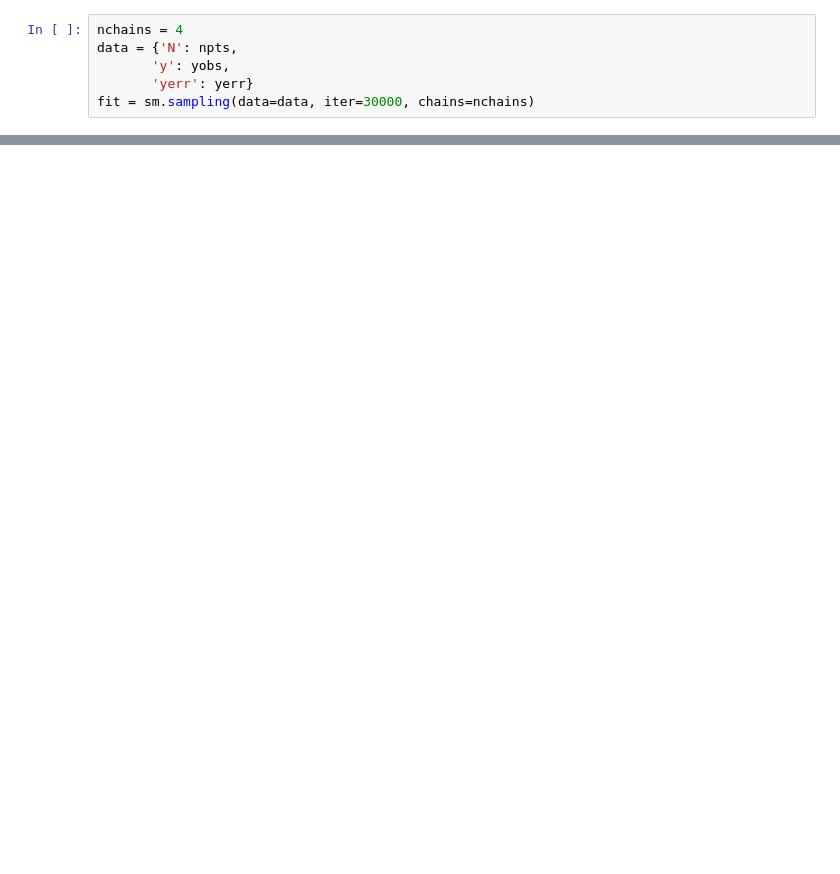
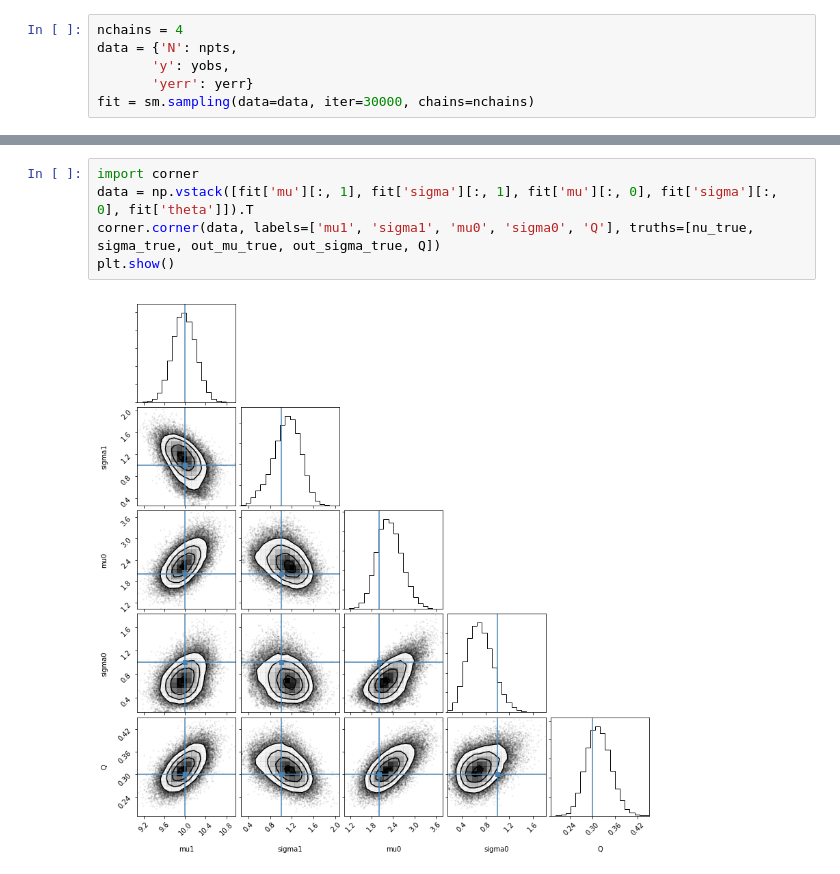
Before and after one commit to grd349/HBM, a Jupyter notebook: Problem4.ipynb, the cells around one changed output, grey strips where cells are left out. Cells and saved outputs as stored; diff of their text form; blank space fills up the shorter version.

```diff
--- a/Problem4.ipynb
+++ b/Problem4.ipynb
@@ -96,0 +137,7 @@ sns.distplot(fit['y_true'][1000, :])
+# %%
+import corner
+data = np.vstack([fit['mu'][:, 1], fit['sigma'][:, 1], fit['mu'][:, 0], fit['sigma'][:, 0], fit['theta']]).T
+corner.corner(data, labels=['mu1', 'sigma1', 'mu0', 'sigma0', 'Q'], truths=[nu_true, sigma_true, out_mu_true, out_sigma_true, Q])
+plt.show()
+# %% [output]
+[figure, added]
```
Also changed, not shown: parts of 12 cells of this notebook.
